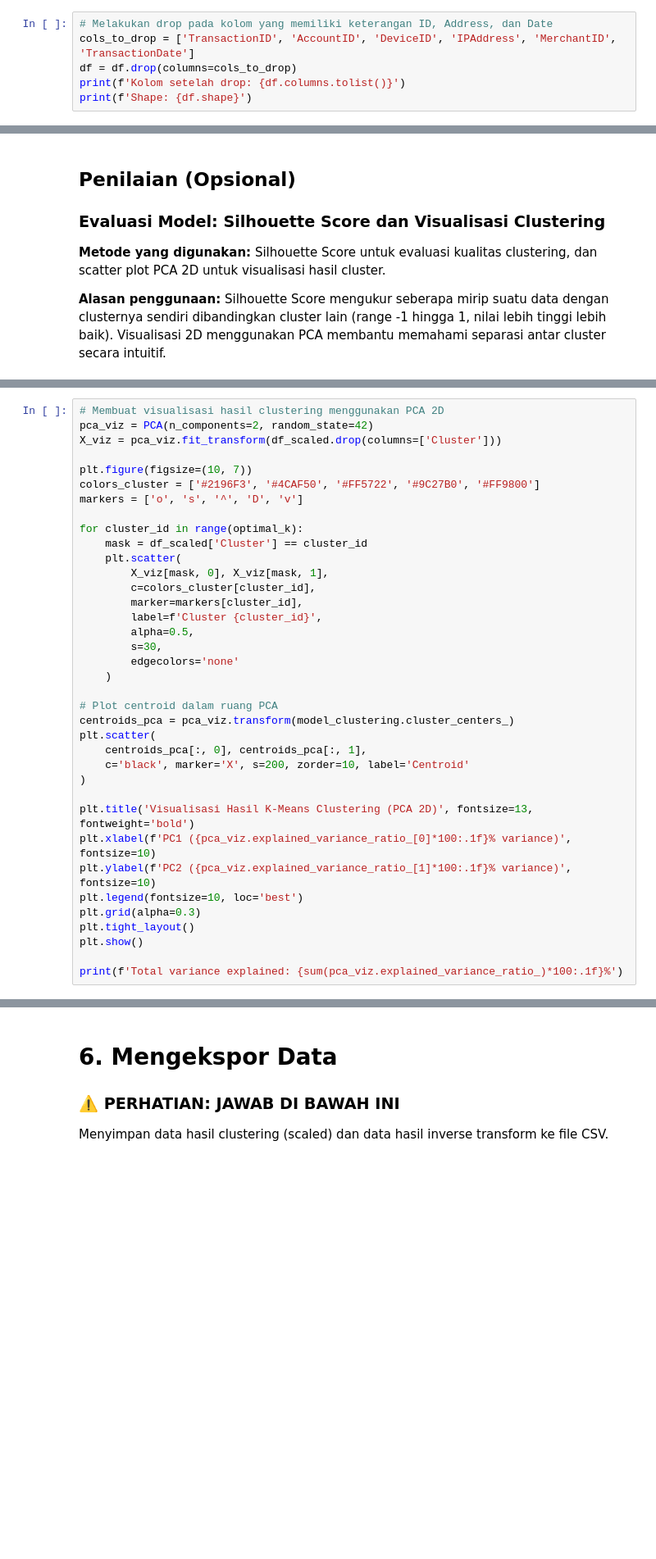
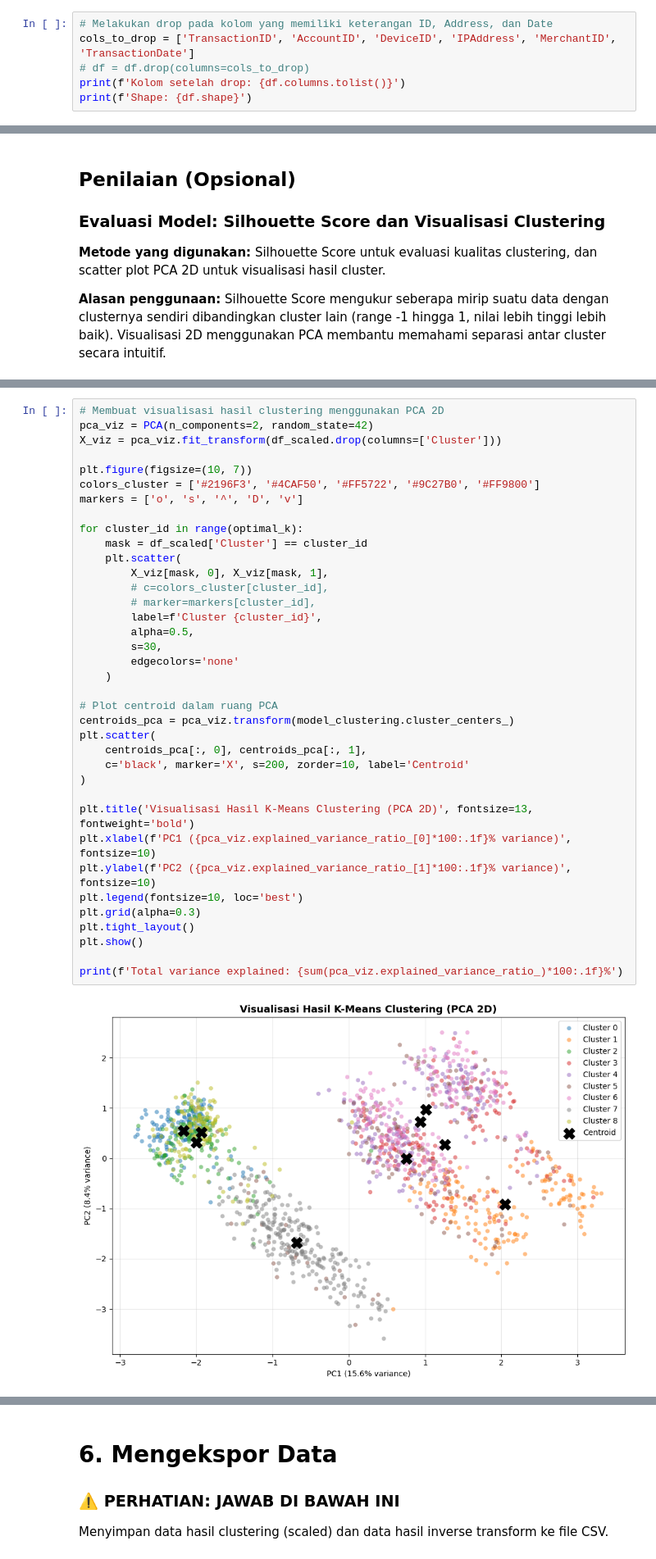
Before and after one commit to zackykurniawan/BMLP_Muhammad-Zacky-Kurniawan, a Jupyter notebook: [Clustering]_Submission_Akhir_BMLP_Muhammad_Zacky_Kurniawan.ipynb, the cells around one changed output, grey strips where cells are left out. Shown at 82% size. Cells and saved outputs as stored; diff of their text form; blank space fills up the shorter version.

Commit message:
feat: update [Clustering]_Submission_Akhir_BMLP_Muhammad_Zacky_Kurniawan.ipynb

```diff
--- a/[Clustering]_Submission_Akhir_BMLP_Muhammad_Zacky_Kurniawan.ipynb
+++ b/[Clustering]_Submission_Akhir_BMLP_Muhammad_Zacky_Kurniawan.ipynb
@@ -196,6 +308,6 @@ Kolom ID, Address, dan Date dihapus. Dataset menampilkan kolom yang tersisa.
 # %%
 # Melakukan drop pada kolom yang memiliki keterangan ID, Address, dan Date
 cols_to_drop = ['TransactionID', 'AccountID', 'DeviceID', 'IPAddress', 'MerchantID', 'TransactionDate']
-df = df.drop(columns=cols_to_drop)
+# df = df.drop(columns=cols_to_drop)
 print(f'Kolom setelah drop: {df.columns.tolist()}')
 print(f'Shape: {df.shape}')
@@ -393,32 +616,34 @@ X_viz = pca_viz.fit_transform(df_scaled.drop(columns=['Cluster']))
 plt.figure(figsize=(10, 7))
 colors_cluster = ['#2196F3', '#4CAF50', '#FF5722', '#9C27B0', '#FF9800']
 markers = ['o', 's', '^', 'D', 'v']
 
 for cluster_id in range(optimal_k):
     mask = df_scaled['Cluster'] == cluster_id
     plt.scatter(
         X_viz[mask, 0], X_viz[mask, 1],
-        c=colors_cluster[cluster_id],
-        marker=markers[cluster_id],
+        # c=colors_cluster[cluster_id],
+        # marker=markers[cluster_id],
         label=f'Cluster {cluster_id}',
         alpha=0.5,
         s=30,
         edgecolors='none'
     )
 
 # Plot centroid dalam ruang PCA
 centroids_pca = pca_viz.transform(model_clustering.cluster_centers_)
 plt.scatter(
     centroids_pca[:, 0], centroids_pca[:, 1],
     c='black', marker='X', s=200, zorder=10, label='Centroid'
 )
 
 plt.title('Visualisasi Hasil K-Means Clustering (PCA 2D)', fontsize=13, fontweight='bold')
 plt.xlabel(f'PC1 ({pca_viz.explained_variance_ratio_[0]*100:.1f}% variance)', fontsize=10)
 plt.ylabel(f'PC2 ({pca_viz.explained_variance_ratio_[1]*100:.1f}% variance)', fontsize=10)
 plt.legend(fontsize=10, loc='best')
 plt.grid(alpha=0.3)
 plt.tight_layout()
 plt.show()
 
 print(f'Total variance explained: {sum(pca_viz.explained_variance_ratio_)*100:.1f}%')
+# %% [output]
+[figure, added]
```
Also changed, not shown: parts of 37 cells of this notebook.
